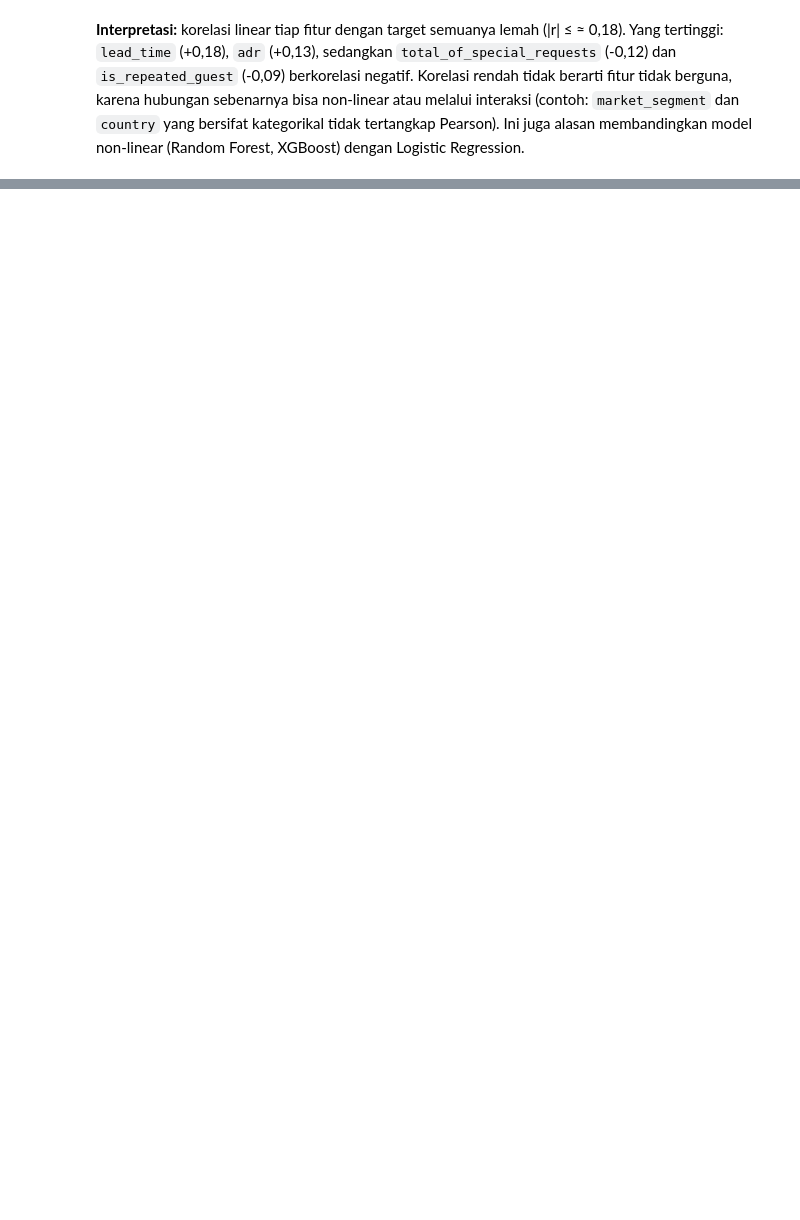
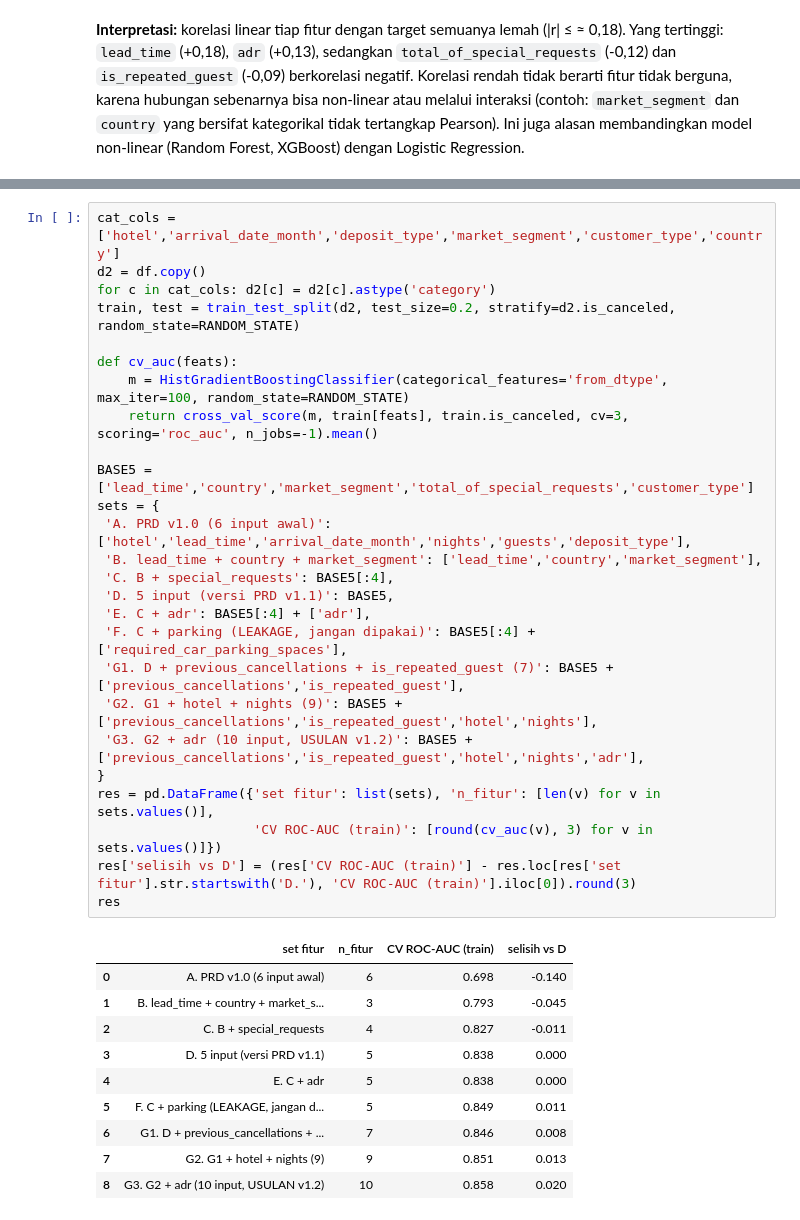
Before and after one commit to Narhroz/machine-learning, a Jupyter notebook: notebooks/02_eda.ipynb, the cells around one changed output, grey strips where cells are left out. Drawn from its saved outputs; the diff is of its cells as text; blank space fills up the shorter version.

```diff
--- a/notebooks/02_eda.ipynb
+++ b/notebooks/02_eda.ipynb
@@ -180,0 +326,37 @@ res
+# %%
+cat_cols = ['hotel','arrival_date_month','deposit_type','market_segment','customer_type','country']
+d2 = df.copy()
+for c in cat_cols: d2[c] = d2[c].astype('category')
+train, test = train_test_split(d2, test_size=0.2, stratify=d2.is_canceled, random_state=RANDOM_STATE)
+
+def cv_auc(feats):
+    m = HistGradientBoostingClassifier(categorical_features='from_dtype', max_iter=100, random_state=RANDOM_STATE)
+    return cross_val_score(m, train[feats], train.is_canceled, cv=3, scoring='roc_auc', n_jobs=-1).mean()
+
+BASE5 = ['lead_time','country','market_segment','total_of_special_requests','customer_type']
+sets = {
+ 'A. PRD v1.0 (6 input awal)': ['hotel','lead_time','arrival_date_month','nights','guests','deposit_type'],
+ 'B. lead_time + country + market_segment': ['lead_time','country','market_segment'],
+ 'C. B + special_requests': BASE5[:4],
+ 'D. 5 input (versi PRD v1.1)': BASE5,
+ 'E. C + adr': BASE5[:4] + ['adr'],
+ 'F. C + parking (LEAKAGE, jangan dipakai)': BASE5[:4] + ['required_car_parking_spaces'],
+ 'G1. D + previous_cancellations + is_repeated_guest (7)': BASE5 + ['previous_cancellations','is_repeated_guest'],
+ 'G2. G1 + hotel + nights (9)': BASE5 + ['previous_cancellations','is_repeated_guest','hotel','nights'],
+ 'G3. G2 + adr (10 input, USULAN v1.2)': BASE5 + ['previous_cancellations','is_repeated_guest','hotel','nights','adr'],
+}
+res = pd.DataFrame({'set fitur': list(sets), 'n_fitur': [len(v) for v in sets.values()],
+                    'CV ROC-AUC (train)': [round(cv_auc(v), 3) for v in sets.values()]})
+res['selisih vs D'] = (res['CV ROC-AUC (train)'] - res.loc[res['set fitur'].str.startswith('D.'), 'CV ROC-AUC (train)'].iloc[0]).round(3)
+res
+# %% [output]
+|  | set fitur | n_fitur | CV ROC-AUC (train) | selisih vs D |
+| 0 | A. PRD v1.0 (6 input awal) | 6 | 0.698 | -0.140 |
+| 1 | B. lead_time + country + market_s... | 3 | 0.793 | -0.045 |
+| 2 | C. B + special_requests | 4 | 0.827 | -0.011 |
+| 3 | D. 5 input (versi PRD v1.1) | 5 | 0.838 | 0.000 |
+| 4 | E. C + adr | 5 | 0.838 | 0.000 |
+| 5 | F. C + parking (LEAKAGE, jangan d... | 5 | 0.849 | 0.011 |
+| 6 | G1. D + previous_cancellations + ... | 7 | 0.846 | 0.008 |
+| 7 | G2. G1 + hotel + nights (9) | 9 | 0.851 | 0.013 |
+| 8 | G3. G2 + adr (10 input, USULAN v1.2) | 10 | 0.858 | 0.020 |
```
Also changed, not shown: parts of 24 cells of this notebook, 31 other files.
